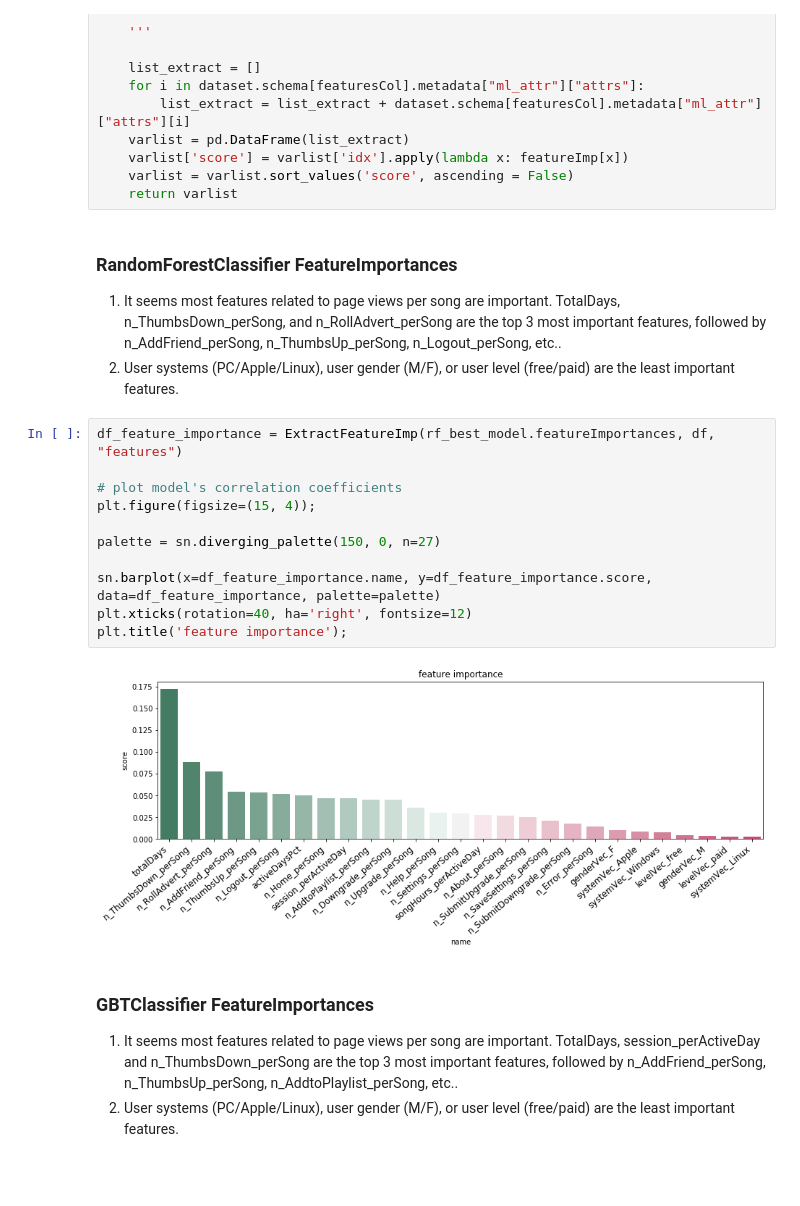
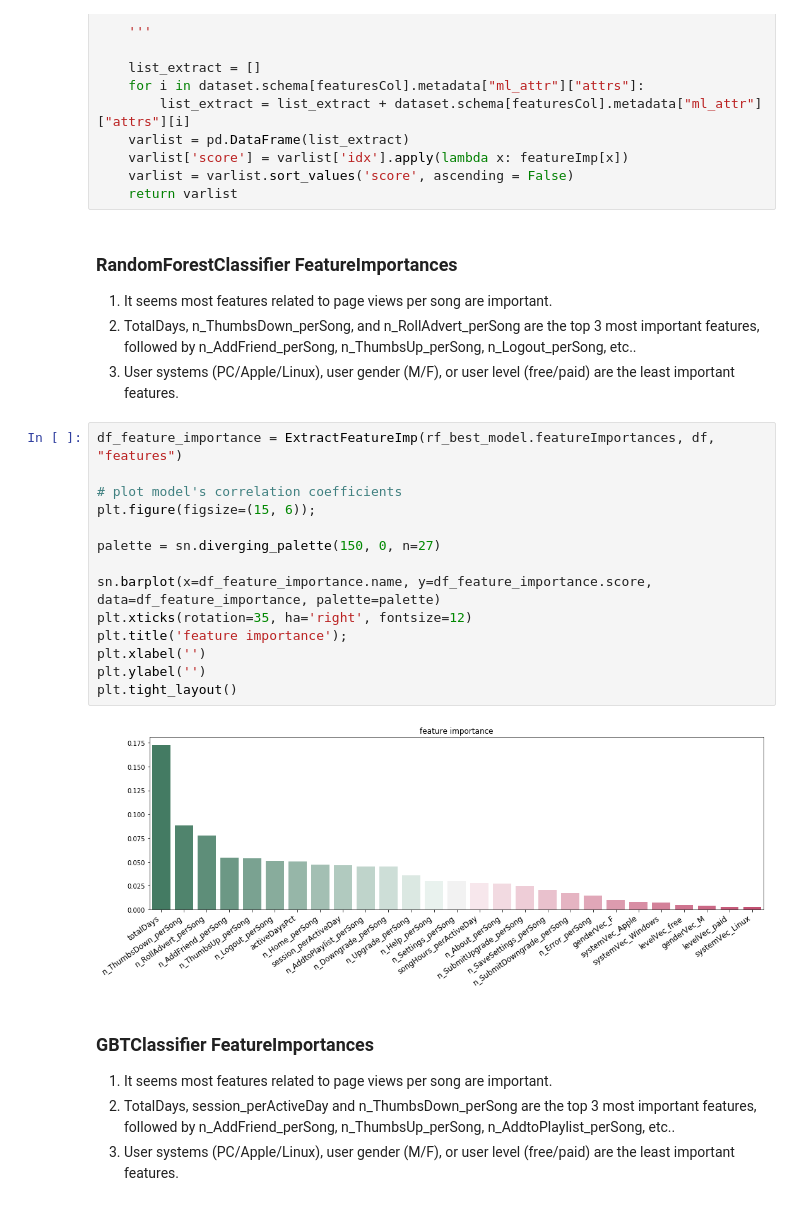
Before and after one commit to ustcdj/Sparkify_Churn_Analysis, a Jupyter notebook: Sparkify.ipynb, the cells around one changed output. Drawn from its saved outputs; the diff is of its cells as text; blank space fills up the shorter version.

```diff
--- a/Sparkify.ipynb
+++ b/Sparkify.ipynb
@@ -1095,25 +1097,30 @@ def ExtractFeatureImp(featureImp, dataset, featuresCol):
     return varlist
 # %% [markdown]
 ### RandomForestClassifier FeatureImportances
-1. It seems most features related to page views per song are important. TotalDays, n_ThumbsDown_perSong, and n_RollAdvert_perSong are the top 3 most important features, followed by n_AddFriend_perSong, n_ThumbsUp_perSong, n_Logout_perSong, etc..
-2. User systems (PC/Apple/Linux), user gender (M/F), or user level (free/paid) are the least important features.
+1. It seems most features related to page views per song are important.
+2. TotalDays, n_ThumbsDown_perSong, and n_RollAdvert_perSong are the top 3 most important features, followed by n_AddFriend_perSong, n_ThumbsUp_perSong, n_Logout_perSong, etc..
+3. User systems (PC/Apple/Linux), user gender (M/F), or user level (free/paid) are the least important features.
 # %%
 df_feature_importance = ExtractFeatureImp(rf_best_model.featureImportances, df, "features")
 
 # plot model's correlation coefficients
-plt.figure(figsize=(15, 4));
+plt.figure(figsize=(15, 6));
 
 palette = sn.diverging_palette(150, 0, n=27)
 
 sn.barplot(x=df_feature_importance.name, y=df_feature_importance.score, data=df_feature_importance, palette=palette)
-plt.xticks(rotation=40, ha='right', fontsize=12)
+plt.xticks(rotation=35, ha='right', fontsize=12)
 plt.title('feature importance');
+plt.xlabel('')
+plt.ylabel('')
+plt.tight_layout()
 # %% [output]
-[figure, old version]
+[figure, new version]
 # %% [markdown]
 ### GBTClassifier FeatureImportances
-1. It seems most features related to page views per song are important. TotalDays, session_perActiveDay and n_ThumbsDown_perSong are the top 3 most important features, followed by n_AddFriend_perSong, n_ThumbsUp_perSong, n_AddtoPlaylist_perSong, etc..
-2. User systems (PC/Apple/Linux), user gender (M/F), or user level (free/paid) are the least important features.
+1. It seems most features related to page views per song are important.
+2. TotalDays, session_perActiveDay and n_ThumbsDown_perSong are the top 3 most important features, followed by n_AddFriend_perSong, n_ThumbsUp_perSong, n_AddtoPlaylist_perSong, etc..
+3. User systems (PC/Apple/Linux), user gender (M/F), or user level (free/paid) are the least important features.
 # %%
 df_feature_importance = ExtractFeatureImp(gbt_best_model.featureImportances, df, "features")
 
```
Also changed, not shown: parts of 2 cells of this notebook.
